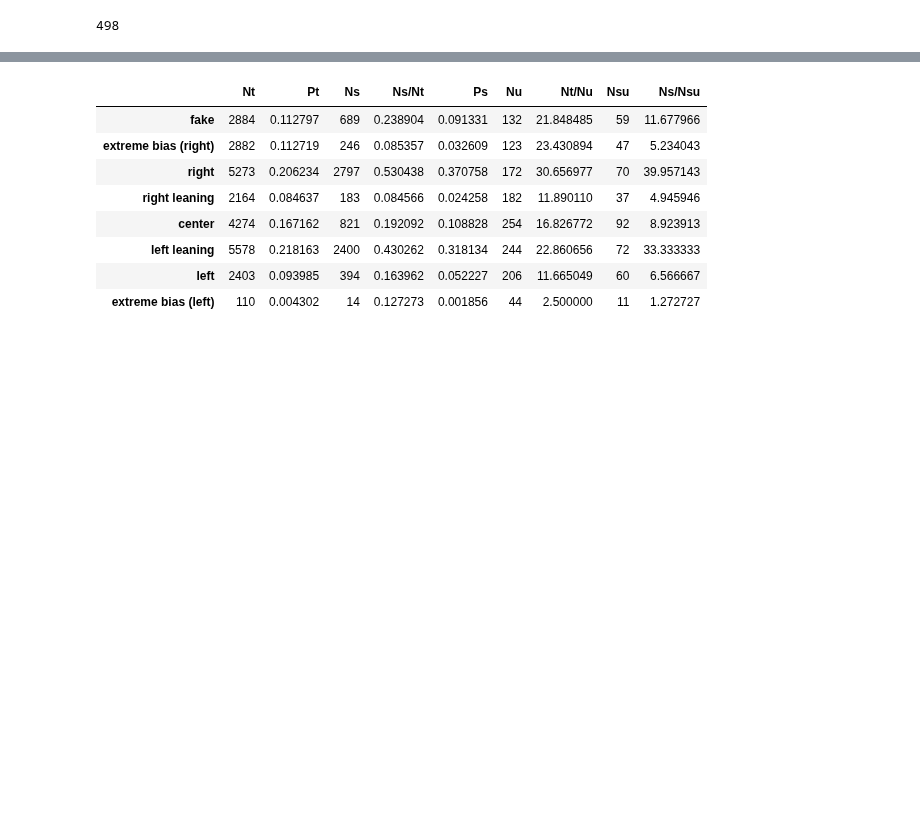
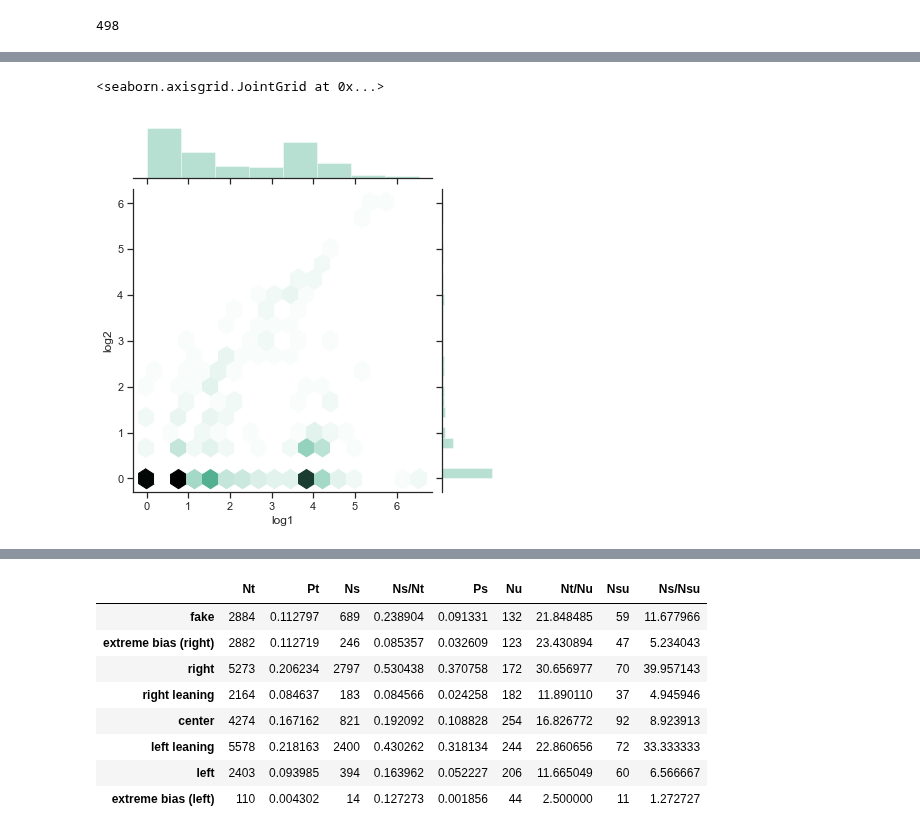
Before and after one commit to kayzhou/fake_news_during_election, a Jupyter notebook: all_tweets.ipynb, the cells around one changed output, grey strips where cells are left out. Drawn from its saved outputs; the diff is of its cells as text; code cells hidden in the pictures; blank space fills up the shorter version.

```diff
--- a/all_tweets.ipynb
+++ b/all_tweets.ipynb
@@ -325,0 +434,11 @@ len(IRA_users)
+# %%
+import numpy as np
+import seaborn as sns
+sns.set(style="ticks")
+
+IRA_u['log1'] = np.log(IRA_u["center+left"] + 1)
+IRA_u['log2'] = np.log(IRA_u["fake"] + 1)
+sns.jointplot(x="log1", y="log2", data=IRA_u, kind="hex", color="#4CB391")
+# %% [output]
+<seaborn.axisgrid.JointGrid at 0x...>
+[figure, added]
```
Also changed, not shown: parts of 40 cells of this notebook, 2 other files.
